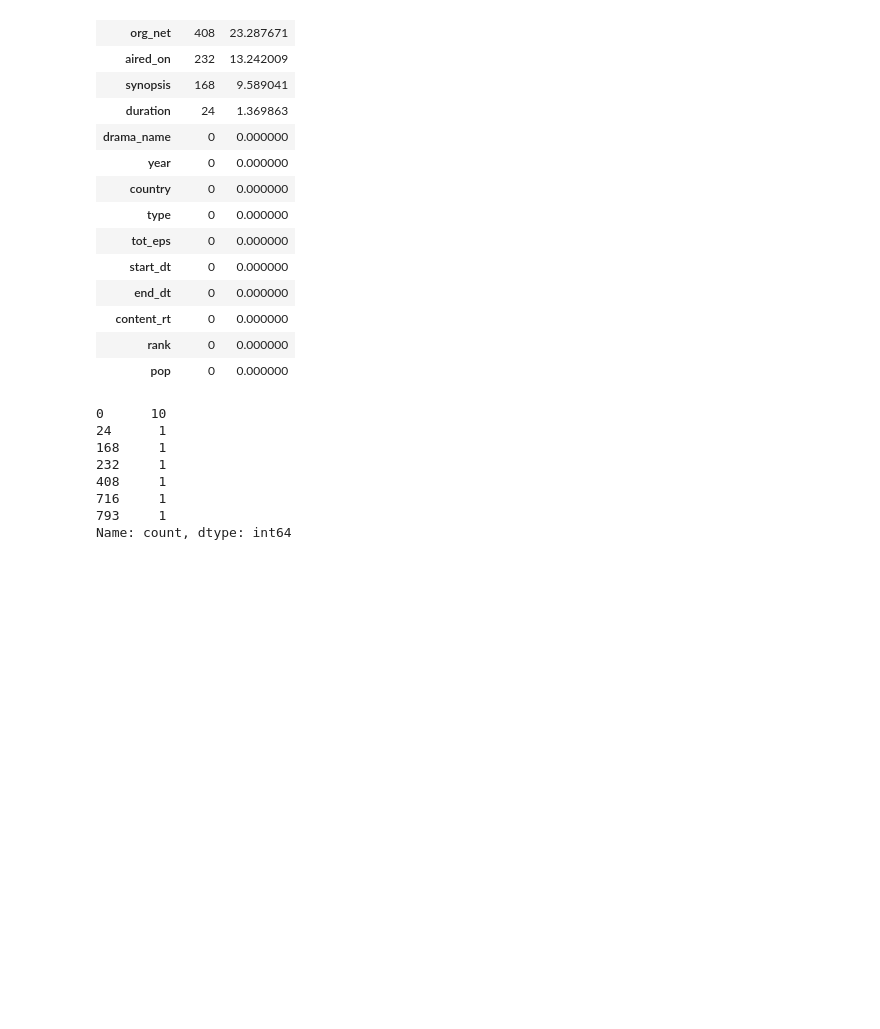
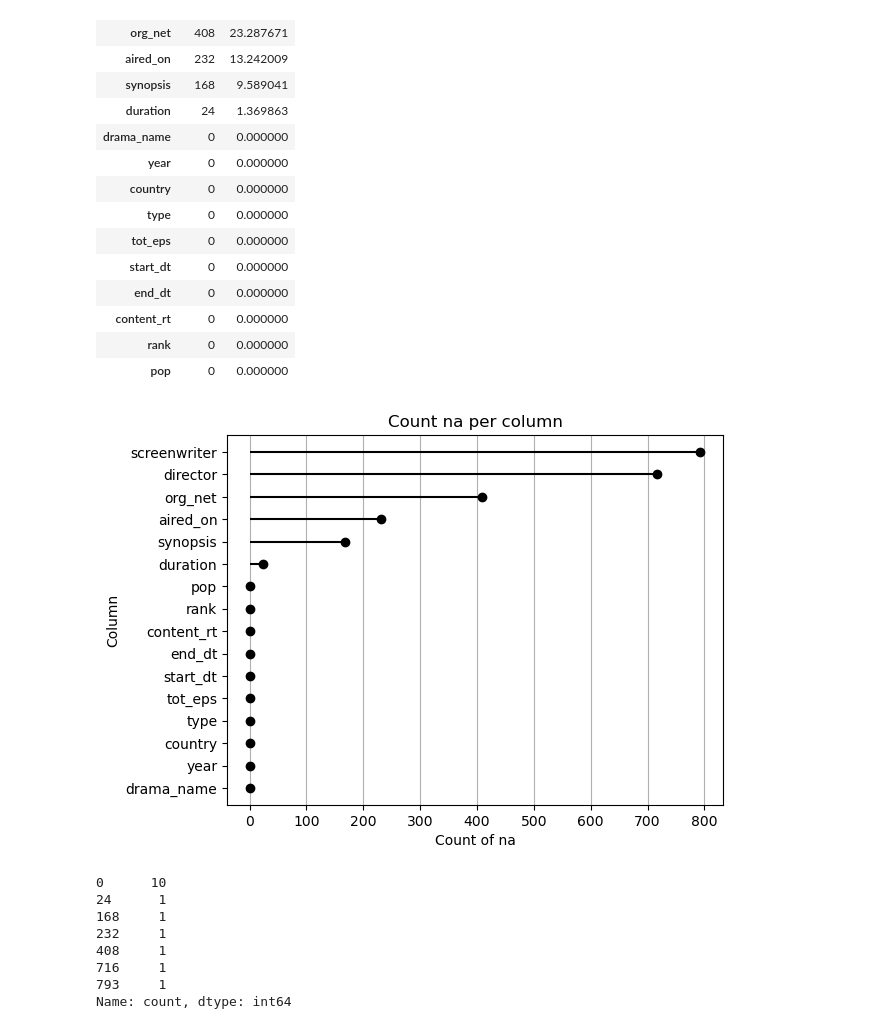
Before and after one commit to gfranciscoerazom/analysis-k-dramas, a Jupyter notebook: jupyternotebook/korean_drama.ipynb, the cells around one changed output. Drawn from its saved outputs; the diff is of its cells as text; code cells hidden in the pictures; blank space fills up the shorter version.

Commit message:
Add plot_of_na_count_per_column and histplot_of_na_count_per_row functions

```diff
--- a/jupyternotebook/korean_drama.ipynb
+++ b/jupyternotebook/korean_drama.ipynb
@@ -182,6 +182,10 @@ k_dramas.missing_data.na_count_and_percentage_per("column").sort_values(by="coun
 | content_rt | 0 | 0.000000 |
 | rank | 0 | 0.000000 |
 | pop | 0 | 0.000000 |
+# %%
+k_dramas.missing_data.plot_of_na_count_per_column()
+# %% [output]
+[figure, added]
 # %%
 k_dramas.missing_data.coincidence_count_na_per("column")
 # %% [output]
```
Also changed, not shown: parts of 1 cell of this notebook, 1 other file.
